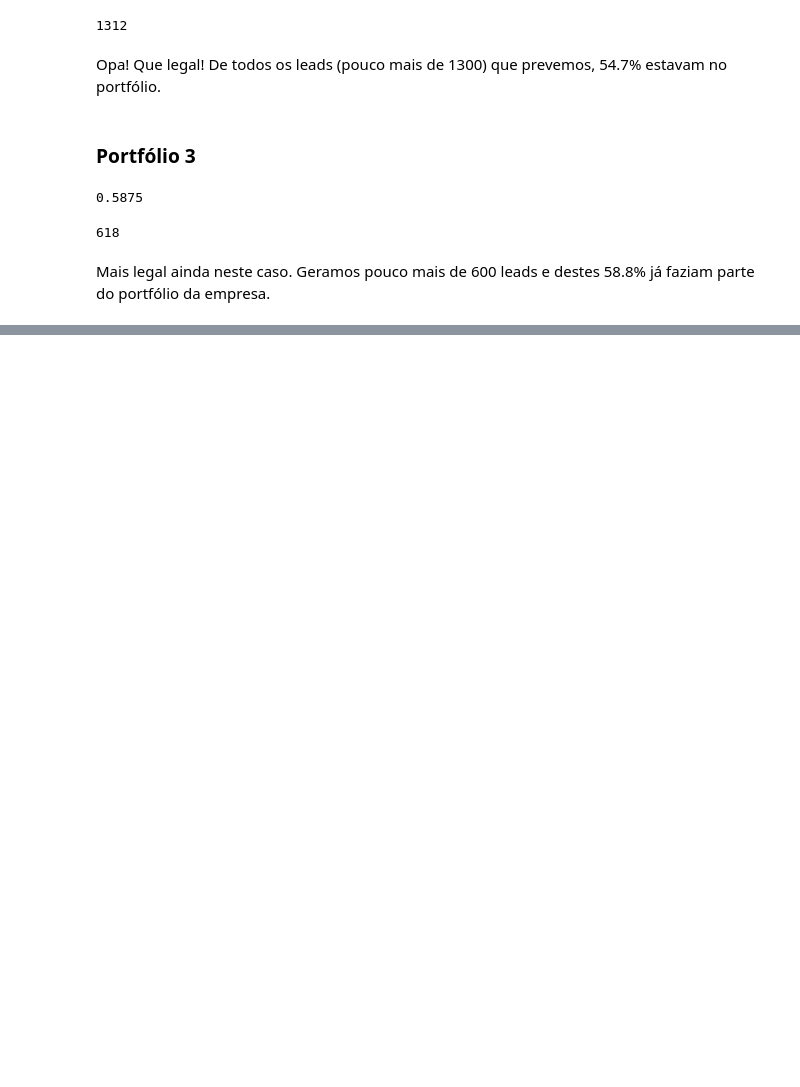
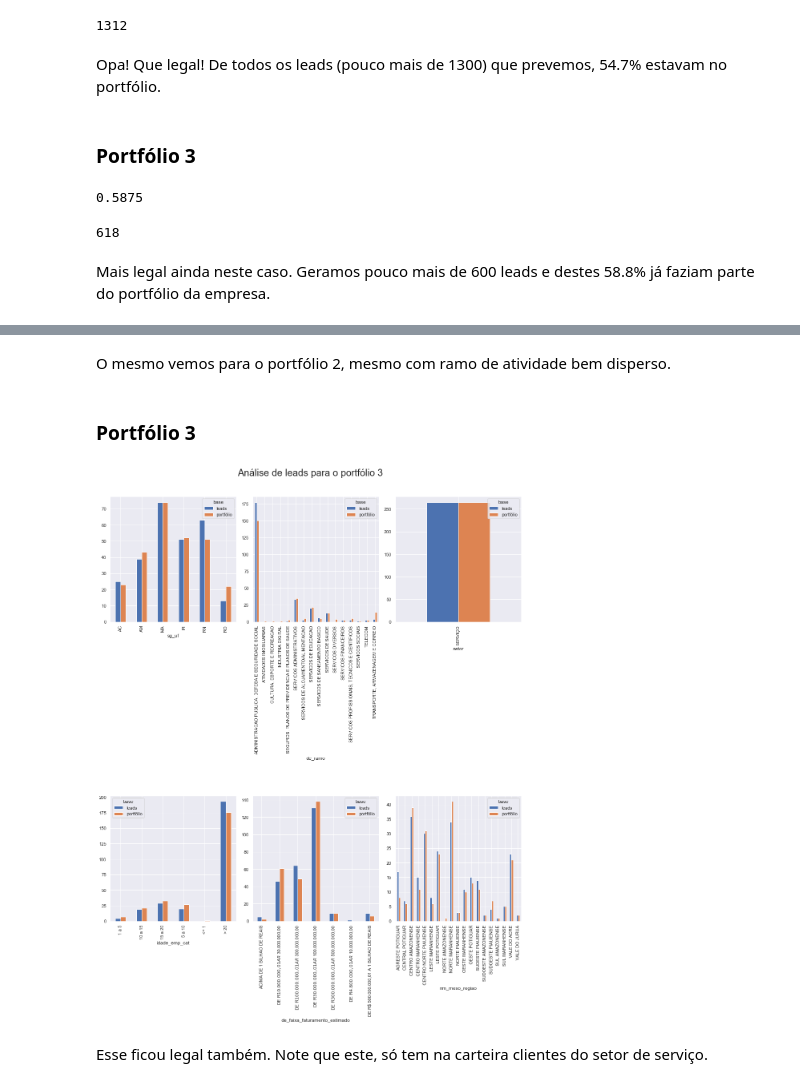
Before and after one commit to pvoloshyn/AceleraDev-DS2020, a Jupyter notebook: projeto/notebooks/Leads Predictor.ipynb, the cells around one changed output, grey strips where cells are left out. Drawn from its saved outputs; the diff is of its cells as text; code cells hidden in the pictures; blank space fills up the shorter version.

```diff
--- a/projeto/notebooks/Leads Predictor.ipynb
+++ b/projeto/notebooks/Leads Predictor.ipynb
@@ -638,0 +733,13 @@ Mais legal ainda neste caso. Geramos pouco mais de 600 leads e destes 58.8% já
+# %% [markdown]
+O mesmo vemos para o portfólio 2, mesmo com ramo de atividade bem disperso.
+# %% [markdown]
+### Portfólio 3
+# %%
+pf3 = pd.merge(pf3[['id']], market_original, on='id', how='inner')
+leads = generate_leads(pf3, n_leads=pf3.shape[0])
+leads_df = get_market_info(leads, market_original)
+gen_comparative(pf3, leads_df, comparative_cols[1:], cols=3, title='Análise de leads para o portfólio 3')
+# %% [output]
+[figure, added]
+# %% [markdown]
+Esse ficou legal também. Note que este, só tem na carteira clientes do setor de serviço.
```
Also changed, not shown: parts of 12 cells of this notebook.
